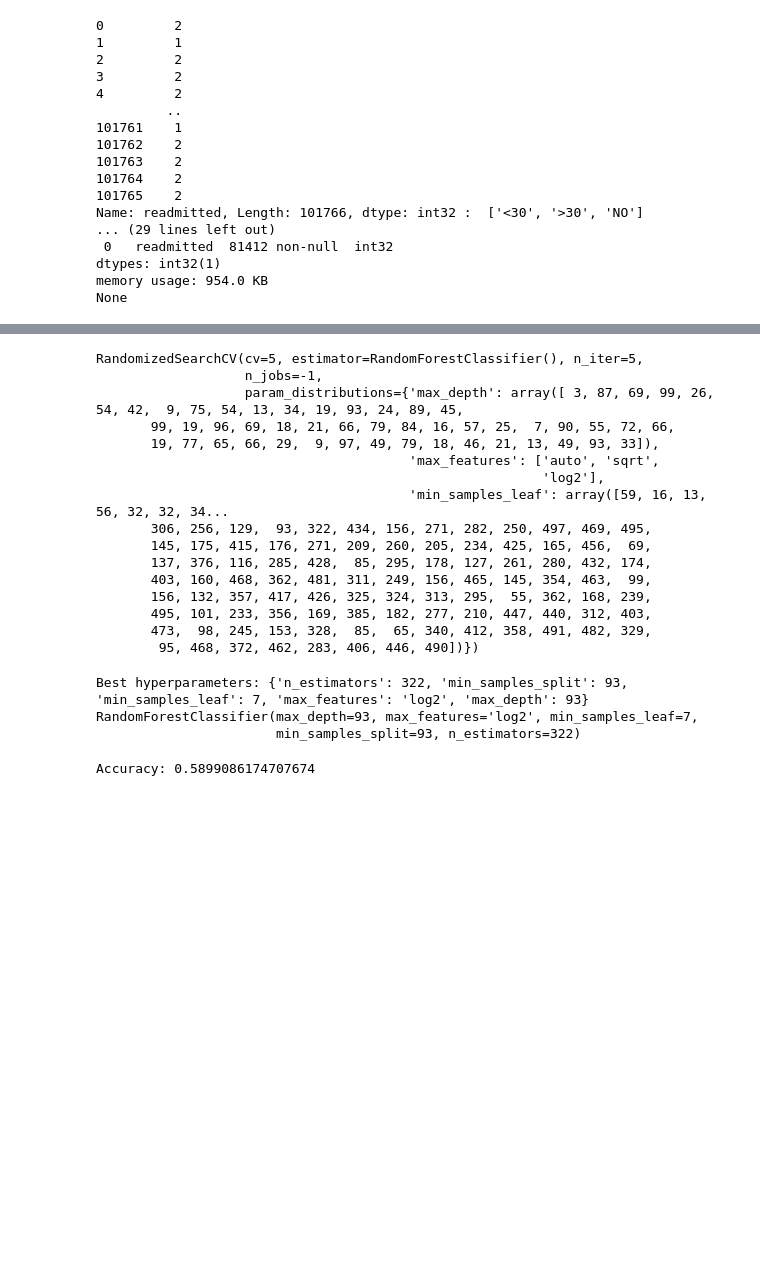
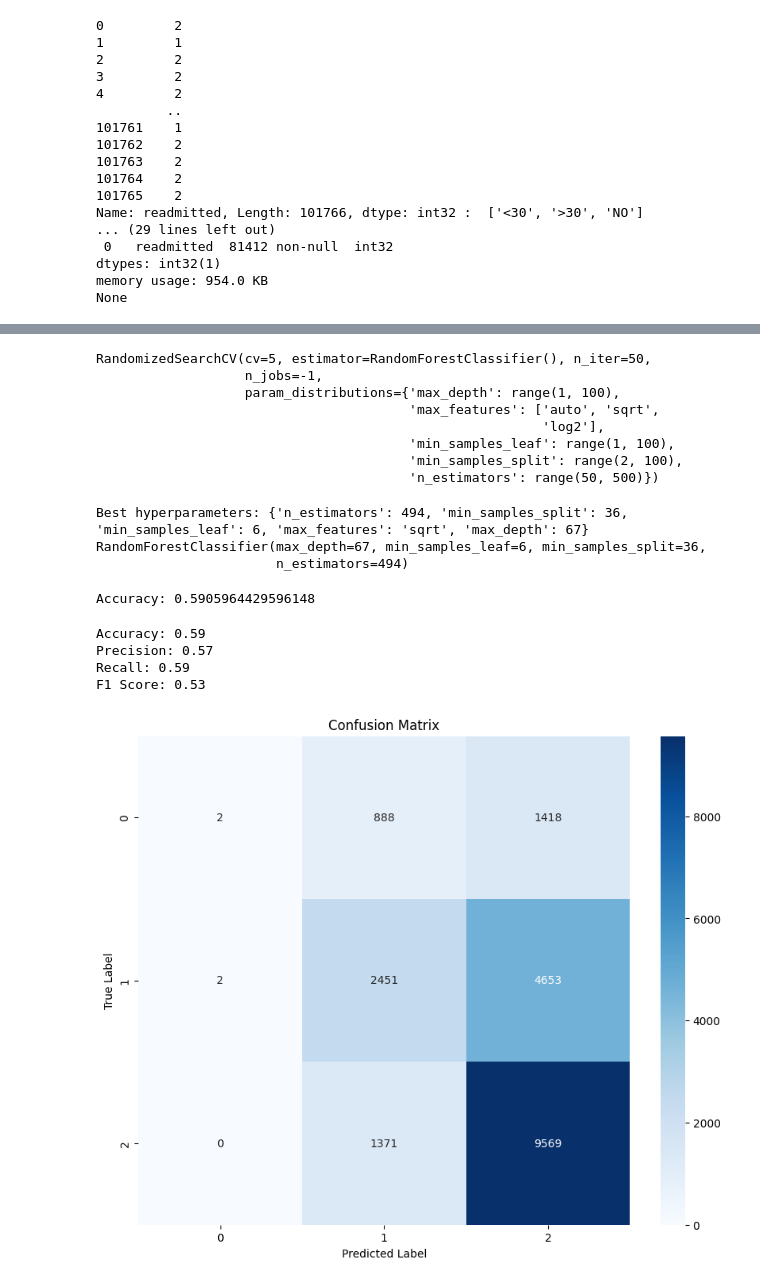
Before and after one commit to raf3001/cs178_final, a Jupyter notebook: cs178-DylansRandomForest.ipynb, the cells around one changed output, grey strips where cells are left out. Drawn from its saved outputs; the diff is of its cells as text; code cells hidden in the pictures; blank space fills up the shorter version.

Commit message:
new hyperparameter set for rf

```diff
--- a/cs178-DylansRandomForest.ipynb
+++ b/cs178-DylansRandomForest.ipynb
@@ -400,8 +427,13 @@ from sklearn.model_selection import RandomizedSearchCV
 # %%
-param_dist = {'n_estimators': np.random.randint(50,500, size=450),
-              'max_depth': np.random.randint(1,100,size = 50),
-              'min_samples_leaf': np.random.randint(1, 100, size=50),
-              'min_samples_split': np.random.randint(1, 100, size=50),
+ytrReadmitted = ytr  # train_data should be your training dataset
+yteReadmitted = yte   # test_data should be your test dataset
+
+# Select top N features based on the feature importance graph you shared
+#top_features = ['num_lab_procedures', 'num_medications', 'time_in_hospital', ...]  # continue this list based on your graph
+param_dist = {'n_estimators': range(50,500),
+              'max_depth': range(1, 100),
+              'min_samples_leaf': range(1, 100),
+              'min_samples_split': range(2, 100),
               'max_features': ['auto', 'sqrt', 'log2']}
 
 # Create a random forest classifier
@@ -410,50 +442,61 @@ rf = RandomForestClassifier()
 # Use random search to find the best hyperparameters
 rand_search = RandomizedSearchCV(rf,
                                  param_distributions = param_dist,
-                                 n_iter=5,
+                                 n_iter=50,
                                  cv=5,
                                  n_jobs=-1)
 
 # Fit the random search object to the data
-rand_search.fit(Xtr, ytr)
+rand_search.fit(Xtr, ytrReadmitted)
 # %% [output]
-RandomizedSearchCV(cv=5, estimator=RandomForestClassifier(), n_iter=5,
+RandomizedSearchCV(cv=5, estimator=RandomForestClassifier(), n_iter=50,
                    n_jobs=-1,
-                   param_distributions={'max_depth': array([ 3, 87, 69, 99, 26, 54, 42,  9, 75, 54, 13, 34, 19, 93, 24, 89, 45,
-       99, 19, 96, 69, 18, 21, 66, 79, 84, 16, 57, 25,  7, 90, 55, 72, 66,
-       19, 77, 65, 66, 29,  9, 97, 49, 79, 18, 46, 21, 13, 49, 93, 33]),
+                   param_distributions={'max_depth': range(1, 100),
                                         'max_features': ['auto', 'sqrt',
                                                          'log2'],
-                                        'min_samples_leaf': array([59, 16, 13, 56, 32, 32, 34...
-       306, 256, 129,  93, 322, 434, 156, 271, 282, 250, 497, 469, 495,
-       145, 175, 415, 176, 271, 209, 260, 205, 234, 425, 165, 456,  69,
-       137, 376, 116, 285, 428,  85, 295, 178, 127, 261, 280, 432, 174,
-       403, 160, 468, 362, 481, 311, 249, 156, 465, 145, 354, 463,  99,
-       156, 132, 357, 417, 426, 325, 324, 313, 295,  55, 362, 168, 239,
-       495, 101, 233, 356, 169, 385, 182, 277, 210, 447, 440, 312, 403,
-       473,  98, 245, 153, 328,  85,  65, 340, 412, 358, 491, 482, 329,
-        95, 468, 372, 462, 283, 406, 446, 490])})
+                                        'min_samples_leaf': range(1, 100),
+                                        'min_samples_split': range(2, 100),
+                                        'n_estimators': range(50, 500)})
 # %%
 
 # Print the best hyperparameters
 print('Best hyperparameters:',  rand_search.best_params_)
 print(rand_search.best_estimator_)
+maxfeatureslist = ['auto', 'sqrt', 'log2']
+rf2 = RandomForestClassifier(n_estimators=167,min_samples_split=51,min_samples_leaf=3,max_features='auto', max_depth=48)
 # %% [output]
-Best hyperparameters: {'n_estimators': 322, 'min_samples_split': 93, 'min_samples_leaf': 7, 'max_features': 'log2', 'max_depth': 93}
-RandomForestClassifier(max_depth=93, max_features='log2', min_samples_leaf=7,
-                       min_samples_split=93, n_estimators=322)
+Best hyperparameters: {'n_estimators': 494, 'min_samples_split': 36, 'min_samples_leaf': 6, 'max_features': 'sqrt', 'max_depth': 67}
+RandomForestClassifier(max_depth=67, min_samples_leaf=6, min_samples_split=36,
+                       n_estimators=494)
 # %%
-rf = RandomForestClassifier(n_estimators = rand_search.best_params_['n_estimators'],
-                            min_samples_split = rand_search.best_params_['min_samples_split'],
-                            min_samples_leaf = rand_search.best_params_['min_samples_leaf'],
-                            max_features=rand_search.best_params_['max_features'],
-                            max_depth = rand_search.best_params_['max_depth']
-                            )
 rf = rand_search.best_estimator_
-rf.fit(Xtr, ytr)
+rf.fit(Xtr, ytrReadmitted)
 
 y_pred = rf.predict(Xte)
-accuracy = accuracy_score(yte, y_pred)
+accuracy = accuracy_score(yteReadmitted, y_pred)
 print("Accuracy:", accuracy)
 # %% [output]
-Accuracy: 0.5899086174707674
+Accuracy: 0.5905964429596148
+# %%
+accuracy = accuracy_score(yteReadmitted, y_pred)
+precision = precision_score(yteReadmitted, y_pred, average='weighted')  # Adjust 'binary' if it's a multi-class classification
+recall = recall_score(yteReadmitted, y_pred, average='weighted')
+f1 = f1_score(yteReadmitted, y_pred, average='weighted')
+
+print(f'Accuracy: {accuracy:.2f}')
+print(f'Precision: {precision:.2f}')
+print(f'Recall: {recall:.2f}')
+print(f'F1 Score: {f1:.2f}')
+conf_matrix = confusion_matrix(yte, y_pred)
+plt.figure(figsize=(10, 8))
+sns.heatmap(conf_matrix, annot=True, fmt='g', cmap='Blues')
+plt.title('Confusion Matrix')
+plt.ylabel('True Label')
+plt.xlabel('Predicted Label')
+plt.show()
+# %% [output]
+Accuracy: 0.59
+Precision: 0.57
+Recall: 0.59
+F1 Score: 0.53
+[figure, added]
```
Also changed, not shown: parts of 14 cells of this notebook.
